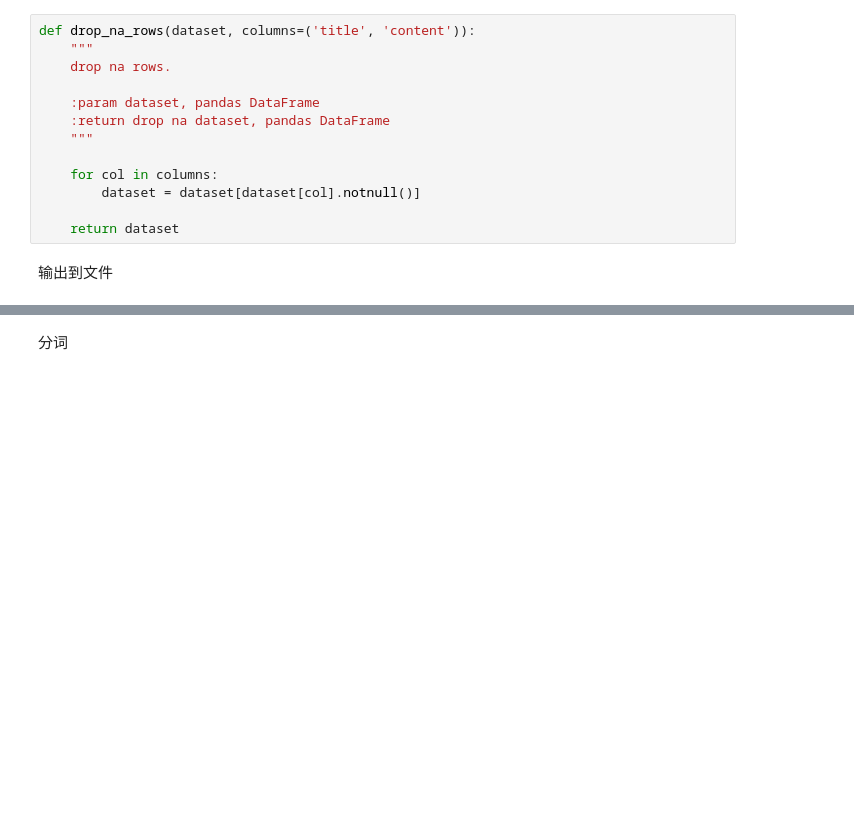
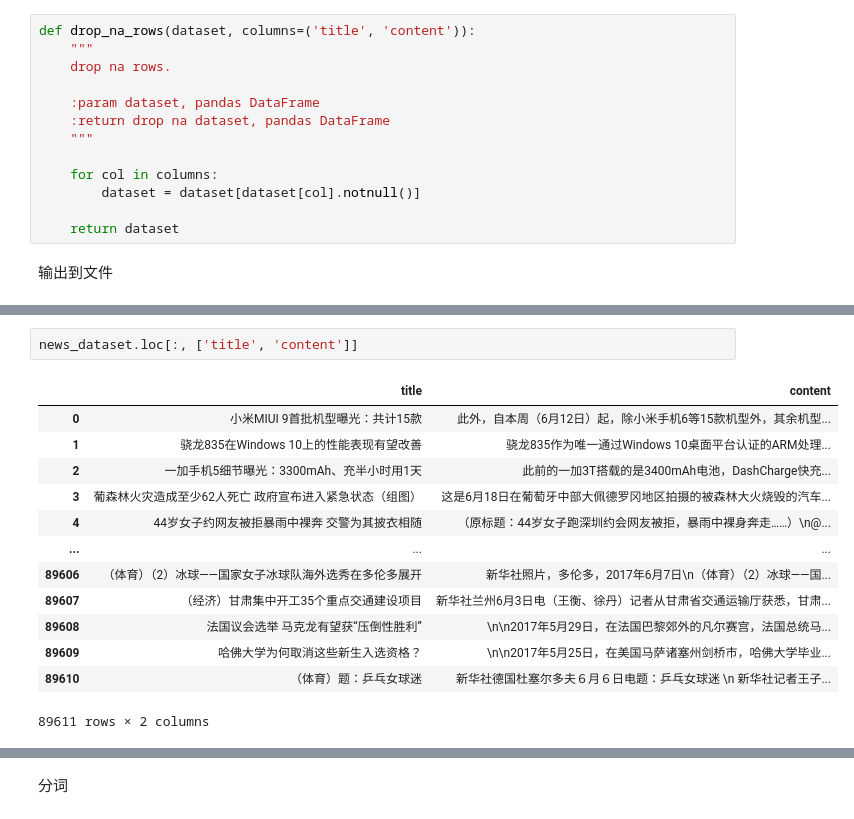
Before and after one commit to stem-nlp/text-summarization, a Jupyter notebook: notebook/analysis_corpus.ipynb, the cells around one changed output, grey strips where cells are left out. Drawn from its saved outputs; the diff is of its cells as text; blank space fills up the shorter version.

```diff
--- a/notebook/analysis_corpus.ipynb
+++ b/notebook/analysis_corpus.ipynb
@@ -172,0 +164,16 @@ preprocess(news_dataset)
+# %%
+news_dataset.loc[:, ['title', 'content']]
+# %% [output]
+|  | title | content |
+| 0 | 小米MIUI 9首批机型曝光：共计15款 | 此外，自本周（6月12日）起，除小米手机6等15款机型外，其余机型... |
+| 1 | 骁龙835在Windows 10上的性能表现有望改善 | 骁龙835作为唯一通过Windows 10桌面平台认证的ARM处理... |
+| 2 | 一加手机5细节曝光：3300mAh、充半小时用1天 | 此前的一加3T搭载的是3400mAh电池，DashCharge快充... |
+| 3 | 葡森林火灾造成至少62人死亡 政府宣布进入紧急状态（组图） | 这是6月18日在葡萄牙中部大佩德罗冈地区拍摄的被森林大火烧毁的汽车... |
+| 4 | 44岁女子约网友被拒暴雨中裸奔 交警为其披衣相随 | （原标题：44岁女子跑深圳约会网友被拒，暴雨中裸身奔走……）\n@... |
+| ... | ... | ... |
+| 89606 | （体育）（2）冰球——国家女子冰球队海外选秀在多伦多展开 | 新华社照片，多伦多，2017年6月7日\n（体育）（2）冰球——国... |
+| 89607 | （经济）甘肃集中开工35个重点交通建设项目 | 新华社兰州6月3日电（王衡、徐丹）记者从甘肃省交通运输厅获悉，甘肃... |
+| 89608 | 法国议会选举 马克龙有望获“压倒性胜利” | \n\n2017年5月29日，在法国巴黎郊外的凡尔赛宫，法国总统马... |
+| 89609 | 哈佛大学为何取消这些新生入选资格？ | \n\n2017年5月25日，在美国马萨诸塞州剑桥市，哈佛大学毕业... |
+| 89610 | （体育）题：乒乓女球迷 | 新华社德国杜塞尔多夫６月６日电题：乒乓女球迷 \n 新华社记者王子... |
+89611 rows × 2 columns
```
Also changed, not shown: parts of 44 cells of this notebook, 6 other files.
